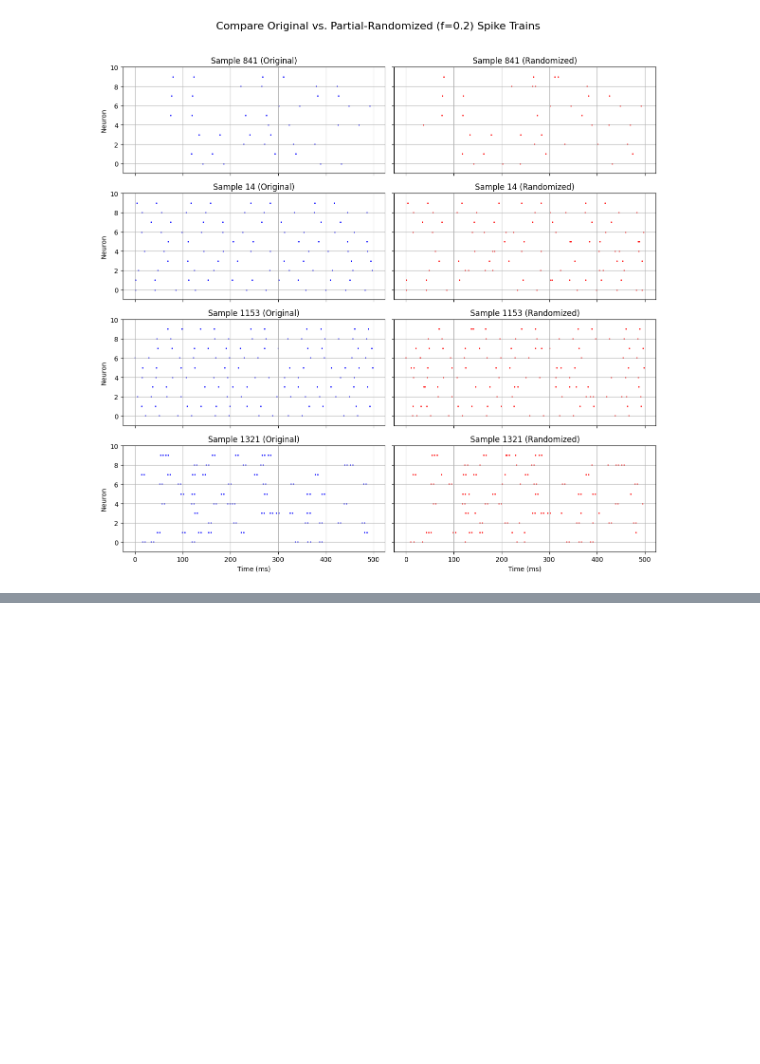
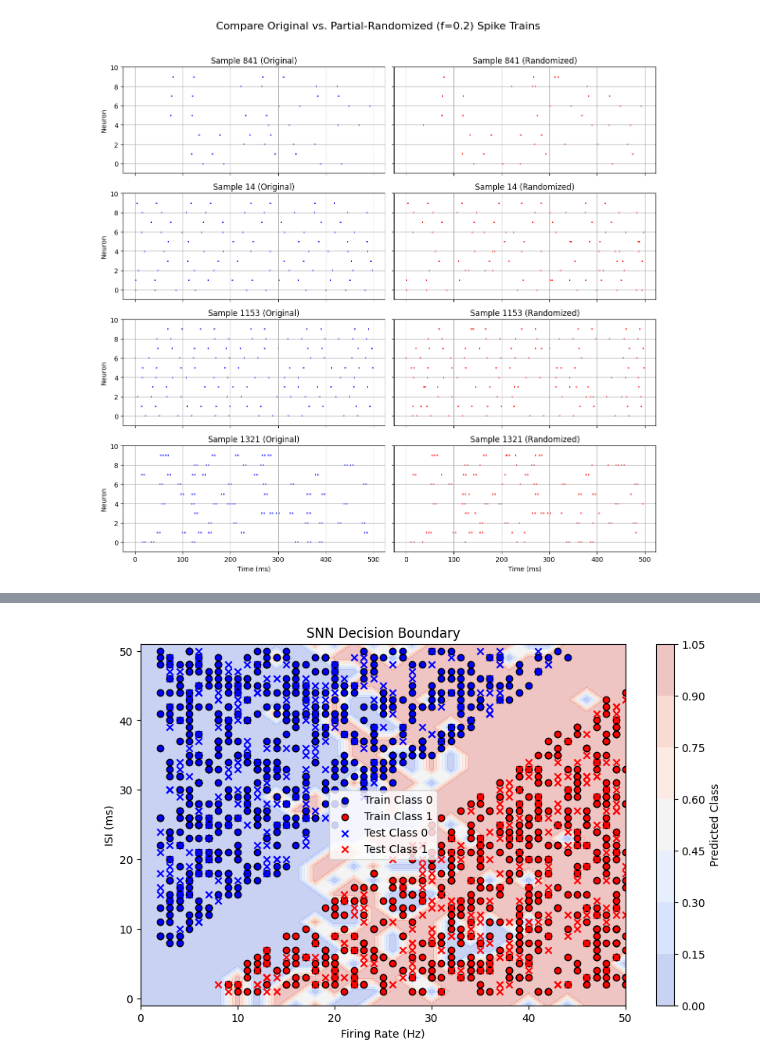
Before and after one commit to Oooorca/IRP_Neuro_SNN, a Jupyter notebook: trainSNN.ipynb, the cells around one changed output, grey strips where cells are left out. Cells and saved outputs as stored; diff of their text form; code cells hidden in the pictures; blank space fills up the shorter version.

```diff
--- a/trainSNN.ipynb
+++ b/trainSNN.ipynb
@@ -808,0 +863,15 @@ model_f10 = train_with_partial_randomization(f=1.0, num_epochs=30)
+# %%
+visualize_decision_boundary(
+    net=model_f05,
+    device=device,
+    train_indices=train_indices,
+    test_indices=test_indices,
+    firing_rates=firing_rates,
+    isis=isis,
+    y=y,
+    step_size=2,
+    T=500,
+    num_neurons=10
+)
+# %% [output]
+[figure, added]
```
Also changed, not shown: parts of 6 cells of this notebook, 2 other files.
